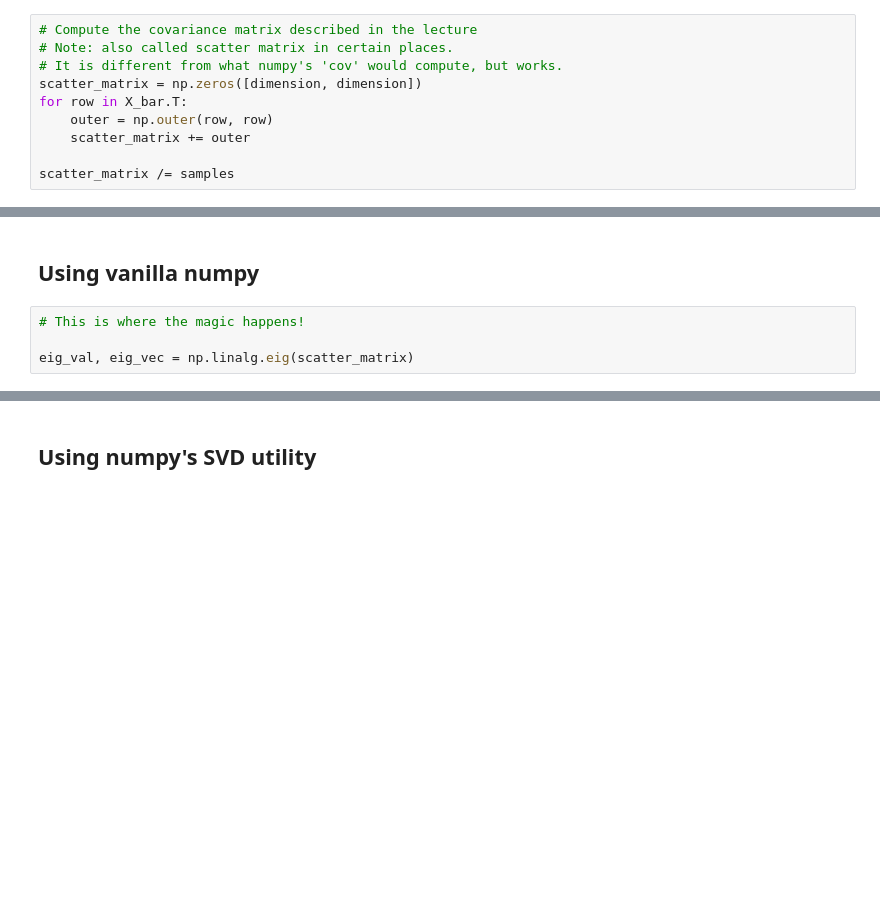
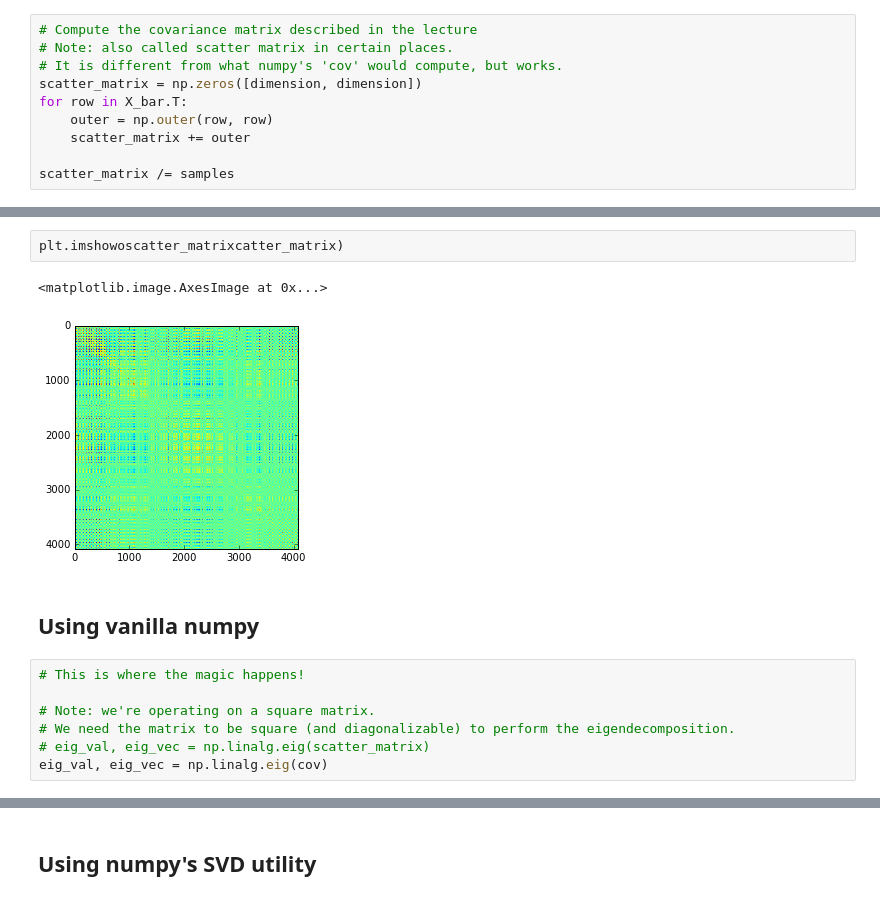
Before and after one commit to AndreiBarsan/cil-exercises, a Jupyter notebook: cil-exercise-02.ipynb, the cells around one changed output, grey strips where cells are left out. Drawn from its saved outputs; the diff is of its cells as text; blank space fills up the shorter version.

```diff
--- a/cil-exercise-02.ipynb
+++ b/cil-exercise-02.ipynb
@@ -106,9 +114,17 @@ scatter_matrix /= samples
+# %%
+plt.imshowoscatter_matrixcatter_matrix)
+# %% [output]
+<matplotlib.image.AxesImage at 0x...>
+[figure, added]
 # %% [markdown]
 ## Using vanilla numpy
 # %%
 # This is where the magic happens!
 
-eig_val, eig_vec = np.linalg.eig(scatter_matrix)
+# Note: we're operating on a square matrix.
+# We need the matrix to be square (and diagonalizable) to perform the eigendecomposition.
+# eig_val, eig_vec = np.linalg.eig(scatter_matrix)
+eig_val, eig_vec = np.linalg.eig(cov)
 # %%
 # Note: despite what the numpy documentation says, the returned
 # eigenpairs seem to be ordered by the eigenvalue's magnitude.
```
Also changed, not shown: parts of 5 cells of this notebook.
